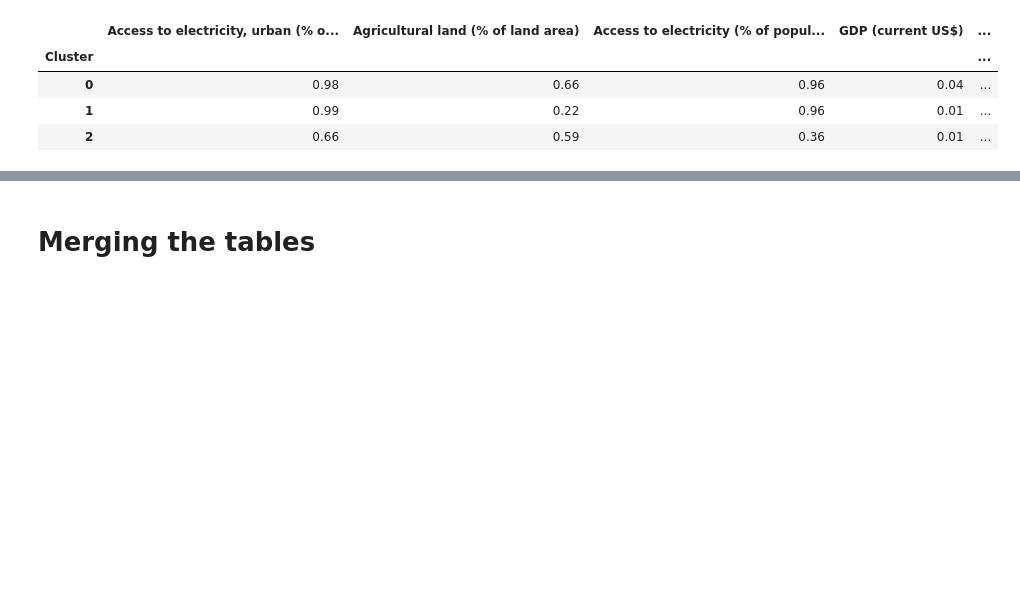
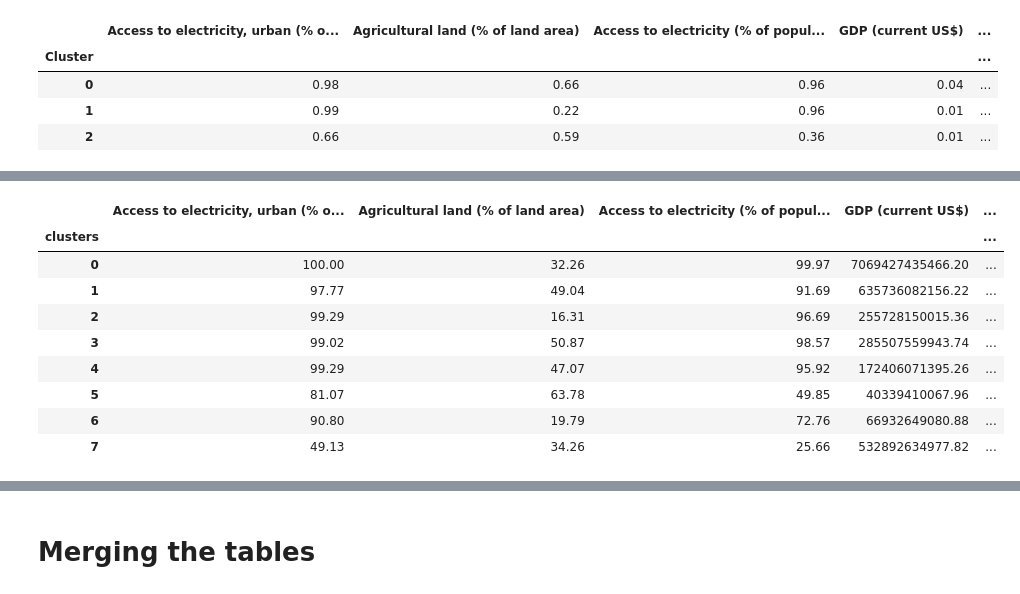
Before and after one commit to Lucas-Correa/Stats_Banner, a Jupyter notebook: Dual_City/notebooks/Merge and Fill Na.ipynb, the cells around one changed output, grey strips where cells are left out. Saved outputs shown, nothing was run; the diff lists cells and outputs as text; code cells hidden in the pictures; blank space fills up the shorter version.

```diff
--- a/Dual_City/notebooks/Merge and Fill Na.ipynb
+++ b/Dual_City/notebooks/Merge and Fill Na.ipynb
@@ -372,15 +352,0 @@ plot_elbow_curve(2,10,selected_clusters)
-# %%
-Kpro_cluster = KPrototypes(n_jobs = -1,n_clusters=9, init='Huang', random_state=42)
-kpro_labels = Kpro_cluster.fit_predict(selected_clusters, categorical=[7])
-
-wdi_scaled.iloc[:,:-1] = scaler.inverse_transform(wdi_scaled.iloc[:,:-1])
-
-selected_clusters = pd.concat([wdi_scaled[indicators],pd.get_dummies(selected_clusters.Dualcit_grouped)],axis=1)
-selected_clusters['clusters'] = kpro_labels
-
-final_clusters = pd.concat([selected_clusters.groupby('clusters').mean(),
-                           selected_clusters.groupby('clusters').size()
-                          ],axis=1)
-
-final_clusters.rename({0:'N_Countries'},inplace=True,axis=1)
-final_clusters
@@ -459,0 +362,29 @@ plt.show()
+# %%
+selected_clusters = pd.concat([select_data,wdi_scaled[['Dualcit_grouped']]],axis=1)
+
+Kpro_cluster = KPrototypes(n_jobs = -1,n_clusters=8, init='Huang', random_state=42)
+kpro_labels = Kpro_cluster.fit_predict(selected_clusters, categorical=[7])
+
+#comment after running the first time
+#wdi_scaled.iloc[:,:-1] = scaler.inverse_transform(wdi_scaled.iloc[:,:-1])
+
+selected_clusters = pd.concat([wdi_scaled[indicators],pd.get_dummies(selected_clusters.Dualcit_grouped)],axis=1)
+selected_clusters['clusters'] = kpro_labels
+
+final_clusters = pd.concat([selected_clusters.groupby('clusters').mean(),
+                           selected_clusters.groupby('clusters').size()
+                          ],axis=1)
+
+final_clusters.rename({0:'N_Countries'},inplace=True,axis=1)
+final_clusters
+# %% [output]
+|  | Access to electricity, urban (% o... | Agricultural land (% of land area) | Access to electricity (% of popul... | GDP (current US$) | ... |
+| clusters |  |  |  |  | ... |
+| 0 | 100.00 | 32.26 | 99.97 | 7069427435466.20 | ... |
+| 1 | 97.77 | 49.04 | 91.69 | 635736082156.22 | ... |
+| 2 | 99.29 | 16.31 | 96.69 | 255728150015.36 | ... |
+| 3 | 99.02 | 50.87 | 98.57 | 285507559943.74 | ... |
+| 4 | 99.29 | 47.07 | 95.92 | 172406071395.26 | ... |
+| 5 | 81.07 | 63.78 | 49.85 | 40339410067.96 | ... |
+| 6 | 90.80 | 19.79 | 72.76 | 66932649080.88 | ... |
+| 7 | 49.13 | 34.26 | 25.66 | 532892634977.82 | ... |
```
Also changed, not shown: parts of 29 cells of this notebook.
